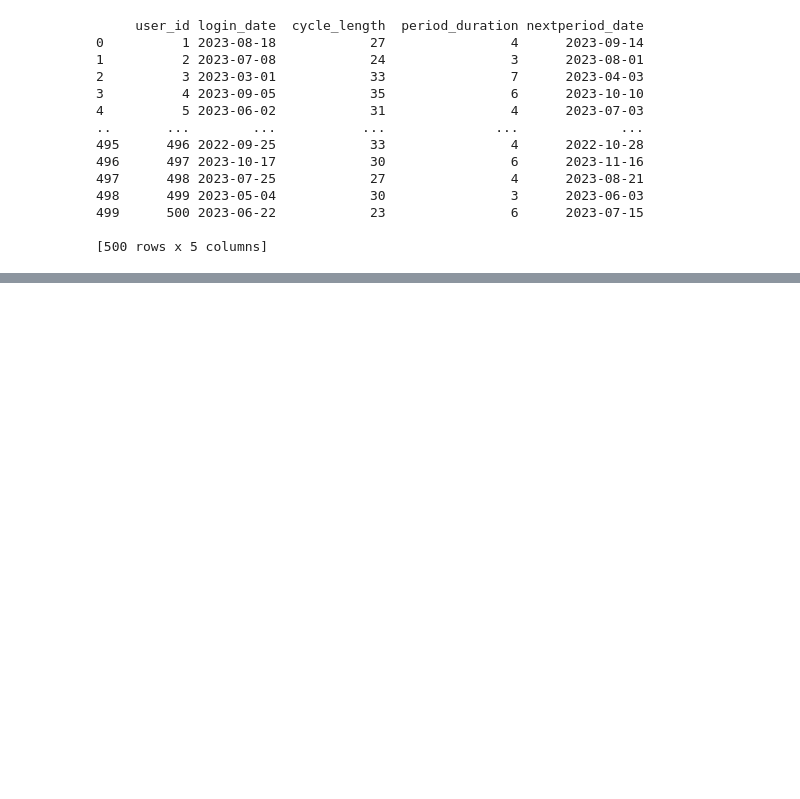
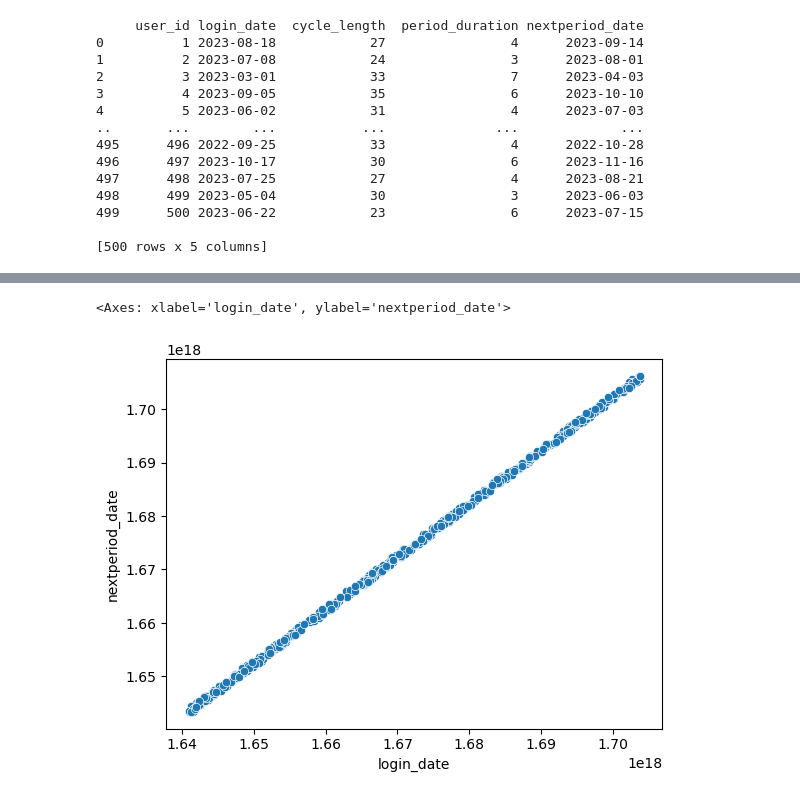
Before and after one commit to AkotoChristine/linear_regression_model, a Jupyter notebook: summative/linear_regression/multivariate.ipynb, the cells around one changed output, grey strips where cells are left out. Saved outputs shown, nothing was run; the diff lists cells and outputs as text; code cells hidden in the pictures; blank space fills up the shorter version.

```diff
--- a/summative/linear_regression/multivariate.ipynb
+++ b/summative/linear_regression/multivariate.ipynb
@@ -151,0 +190,8 @@ sns.heatmap(corrh, annot =True)
+# %%
+#verifying why the correlation equals 1
+x = data["login_date"].astype("int64")
+y = data["nextperiod_date"].astype("int64")
+sns.scatterplot( x = x, y =y)
+# %% [output]
+<Axes: xlabel='login_date', ylabel='nextperiod_date'>
+[figure, added]
```
Also changed, not shown: parts of 8 cells of this notebook.
